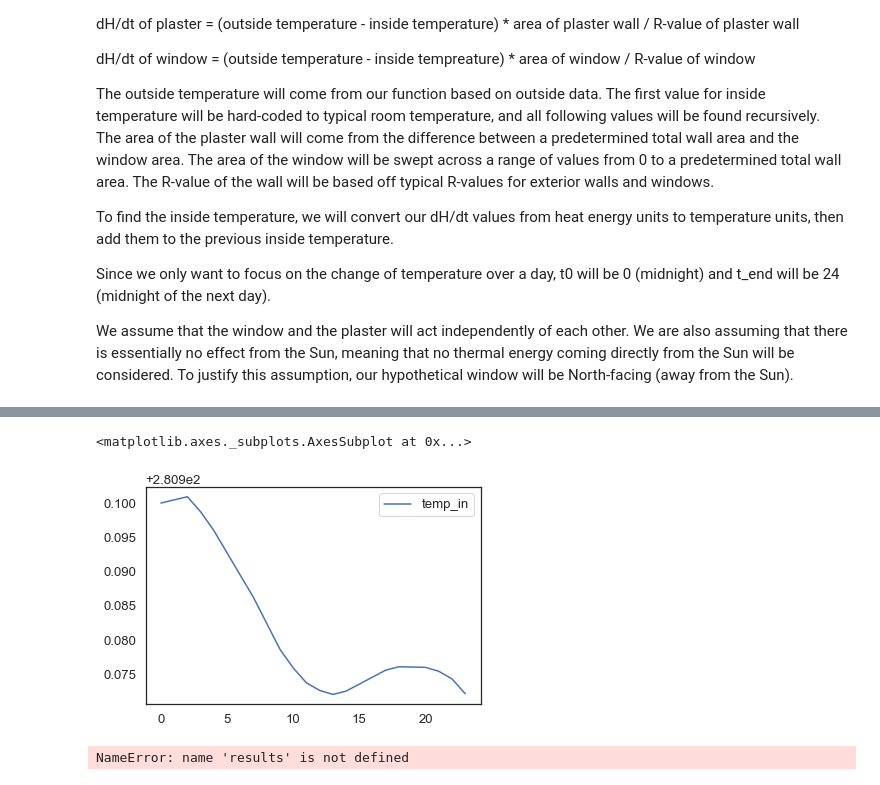
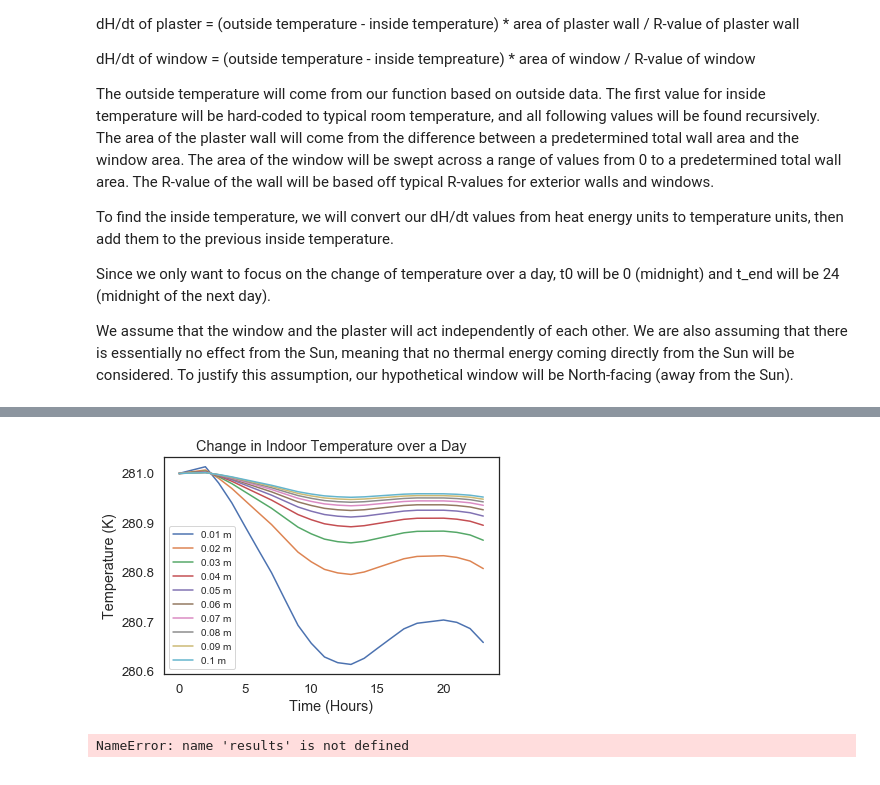
Before and after one commit to ator1/ModSimPy, a Jupyter notebook: code/Walls_and_Window_Size.ipynb, the cells around one changed output, grey strips where cells are left out. Drawn from its saved outputs; the diff is of its cells as text; code cells hidden in the pictures.

```diff
--- a/code/Walls_and_Window_Size.ipynb
+++ b/code/Walls_and_Window_Size.ipynb
@@ -175,11 +175,17 @@ sweep = sweep_thickness(0.5, 0.5, w_thicknesses, 3, 3, 0.25, 0.91, 5, 0.84, 1, 2
-# %%
-#label = 'thickness' + str(w_th)
-
-thick1 = sweep[.2]
-thick1.plot()
-# %% [output]
-<matplotlib.axes._subplots.AxesSubplot at 0x...>
-[figure, removed]
+# %%
+
+ax = sweep[0.01].plot(title = 'Change in Indoor Temperature over a Day')
+ax.set_xlabel('Time (Hours)')
+ax.set_ylabel('Temperature (K)')
+for th in w_thicknesses[1:]:
+    sweep[th].plot(ax=ax)
+    plt.legend([str(0.01) + ' m', str(0.02)+ ' m', str(0.03)+ ' m', str(0.04)+ ' m', str(0.05)+ ' m', str(0.06)+ ' m', str(0.07)+ ' m', str(0.08)+ ' m', str(0.09)+ ' m', str(0.1)+ ' m'], prop={'size': 10})
+
+#     decorate(title = "Change in Temperature Indoors over Time",
+#        xlabel = "Hours",
+#        ylabel = "Temperature")
+# %% [output]
+[figure, added]
 # %%
 run_simulation
 
```
Also changed, not shown: parts of 2 cells of this notebook.
